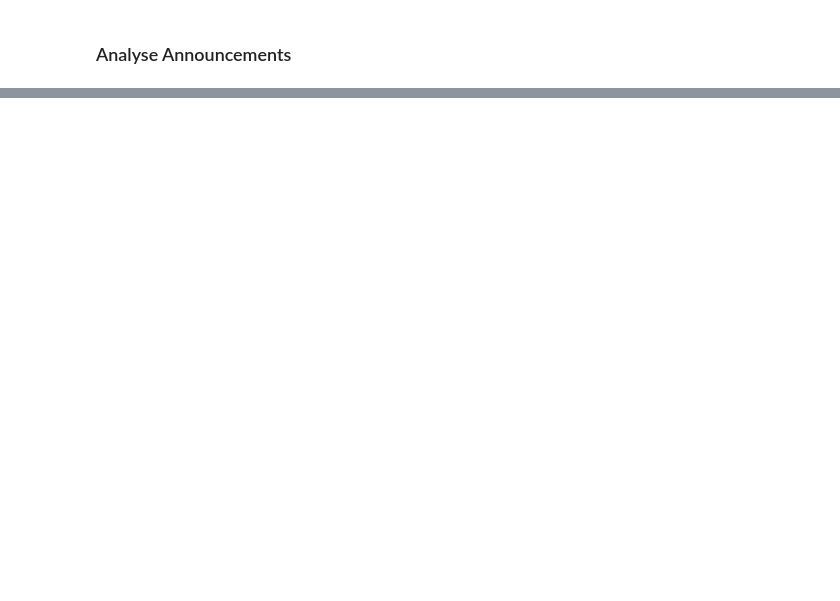
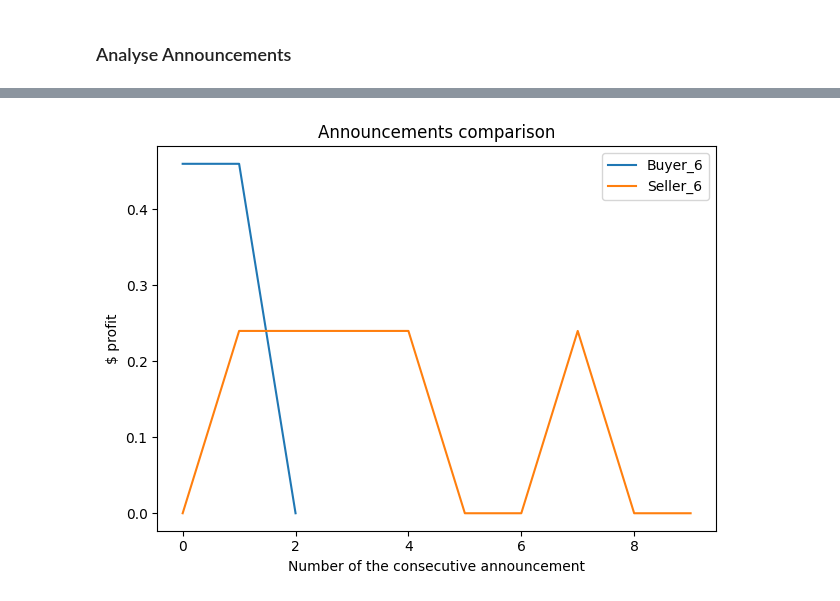
Before and after one commit to pawel-struski/market-equilibrium, a Jupyter notebook: results_analysis.ipynb, the cells around one changed output, grey strips where cells are left out. Saved outputs shown, nothing was run; the diff lists cells and outputs as text; code cells hidden in the pictures; blank space fills up the shorter version.

```diff
--- a/results_analysis.ipynb
+++ b/results_analysis.ipynb
@@ -19,6 +19,7 @@ figures_path = os.path.join(current_folder,'plots')
 
 # read the results data
 df_data = pd.read_csv(os.path.join(results_path, f'experiment_{EXPERIMENT_ID}.csv'), index_col=0)
+df_data_agents = pd.read_csv(os.path.join(results_path, f'agent_histories/experiment_{EXPERIMENT_ID}.csv'), index_col=0)
 # %% [markdown]
 ### Plot Offer and Transaction Prices
 # %%
@@ -145,0 +242,7 @@ Share of sell announcers whose profit is zero: 0.40
+# %%
+# calculate profits
+df_data_agents = df_data_agents.reset_index(drop=True)
+df_data_agents['profit'] = np.nan
+df_data_agents.loc[df_data_agents['type']=='Buyer', 'profit'] = df_data_agents['reservation_price'] - df_data_agents['price']
+df_data_agents.loc[df_data_agents['type']=='Seller', 'profit'] = df_data_agents['price'] - df_data_agents['reservation_price']
+df_data_agents
@@ -145,0 +263,2 @@ Share of sell announcers whose profit is zero: 0.40
+# %%
+df_data_agents['counter'] = df_data_agents.groupby(['type', 'id']).cumcount()
@@ -145,0 +281,24 @@ Share of sell announcers whose profit is zero: 0.40
+# %%
+d_announcements = {}
+for agent_id in range(0,11):
+    for agent_type in ['Buyer', 'Seller']:
+        df = df_data_agents.loc[
+            (df_data_agents['id']==agent_id) &
+            (df_data_agents['type']==agent_type) &
+            (df_data_agents['action']=='announce')]
+        df.loc[:, 'counter'] = df.groupby(['type', 'id']).cumcount()
+        d_announcements[f'{agent_type}_{agent_id}'] = df
+
+
+agent_id = 6
+plt.figure()
+plt.plot(d_announcements[f'Buyer_{agent_id}']['counter'], d_announcements[f'Buyer_{agent_id}']['profit'], label=f'Buyer_{agent_id}')
+plt.plot(d_announcements[f'Seller_{agent_id}']['counter'], d_announcements[f'Seller_{agent_id}']['profit'], label=f'Seller_{agent_id}')
+plt.title(f"Announcements comparison")
+plt.ylabel("$ profit")
+plt.xlabel("Number of the consecutive announcement")
+plt.legend()
+plt.tight_layout()
+plt.show()
+# %% [output]
+[figure, added]
```
Also changed, not shown: parts of 18 cells of this notebook.
